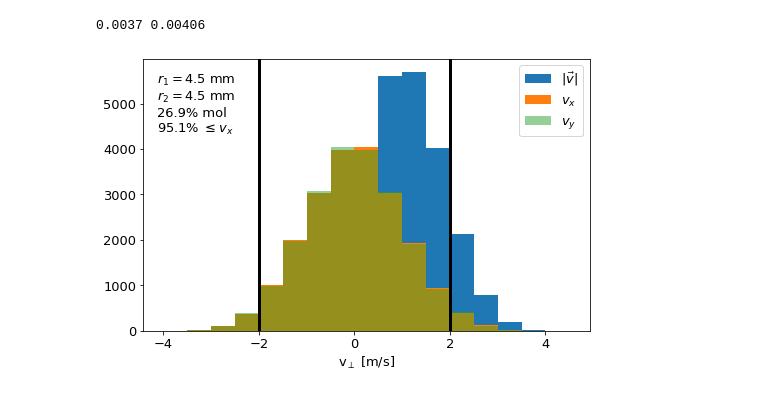
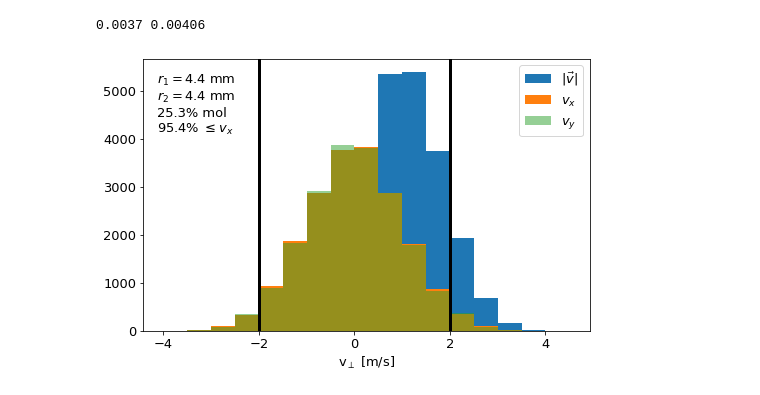
Before and after one commit to ograsdijk/CeNTREX-notebooks, a Jupyter notebook: rotational cooling/Aperture Calculation.ipynb, the cells around one changed output. Drawn from its saved outputs; the diff is of its cells as text; code cells hidden in the pictures.

```diff
--- a/rotational cooling/Aperture Calculation.ipynb
+++ b/rotational cooling/Aperture Calculation.ipynb
@@ -564,8 +564,8 @@ print(X[ind], Y[ind])
 # %% [output]
 0.0037 0.00406
 # %%
-r1 = 4.5e-3
-r2 = 4.5e-3
+r1 = 4.4e-3
+r2 = 4.4e-3
 
 bins = np.arange(-4,4+1,0.5)
 
@@ -574,31 +574,31 @@ fig, ax = plt.subplots(figsize = (8,5))
 m1 = np.sqrt(np.sum(coords_aperture_1[:2]**2, axis = 0)) <= r1
 m2 = np.sqrt(np.sum(coords_aperture_2[:2]**2, axis = 0)) <= r2
 m  = m1 & m2
 
 ax.hist(np.sqrt(v_x[m]**2+v_y[m]**2), bins = bins, label = r'$|\vec{v}|$')
 ax.hist(v_x[m], bins = bins, label = r'$v_x$')
 ax.hist(v_y[m], bins = bins, alpha = 0.5, label = r'$v_y$')
 
 ax.legend(fontsize = 13, loc = 1)
 
 ax.axvline(v_acceptable, lw = 3, color = 'k')
 ax.axvline(-v_acceptable, lw = 3, color = 'k')
 
 ax.set_xlabel(r'v$_\perp$ [m/s]')
 
 set_fontsize(ax, 13)
 
 dt = distance_laser_lif/v_z[m]
 m_interact = (np.abs(coords[1,:][m]+dt*v_y[m]) <= r_laser) & (np.abs(v_x[m]) <= v_laser)
 interact = m_interact.sum()/interaction_lif*100
 
 percentage_within_limits_both[(r1,r2)] = (100*(np.abs(v_x[m]) < v_acceptable).sum()/m.sum())
 
 text = f'$r_1 = ${r1*1e3:.1f} mm'+'\n'
 text += f'$r_2 = ${r2*1e3:.1f} mm'+'\n'
 text += f'{m.sum()/interaction_lif*100:.1f}% mol'+'\n'
 text += f'{(100*(np.abs(v_x[m]) < v_acceptable).sum()/m.sum()):.1f}% $\leq v_x$'
 ax.text(0.03, 0.95, text, transform = ax.transAxes,
         ha = 'left', va = 'top', fontsize = 13);
 # %% [output]
-[figure, old version]
+[figure, new version]
```
